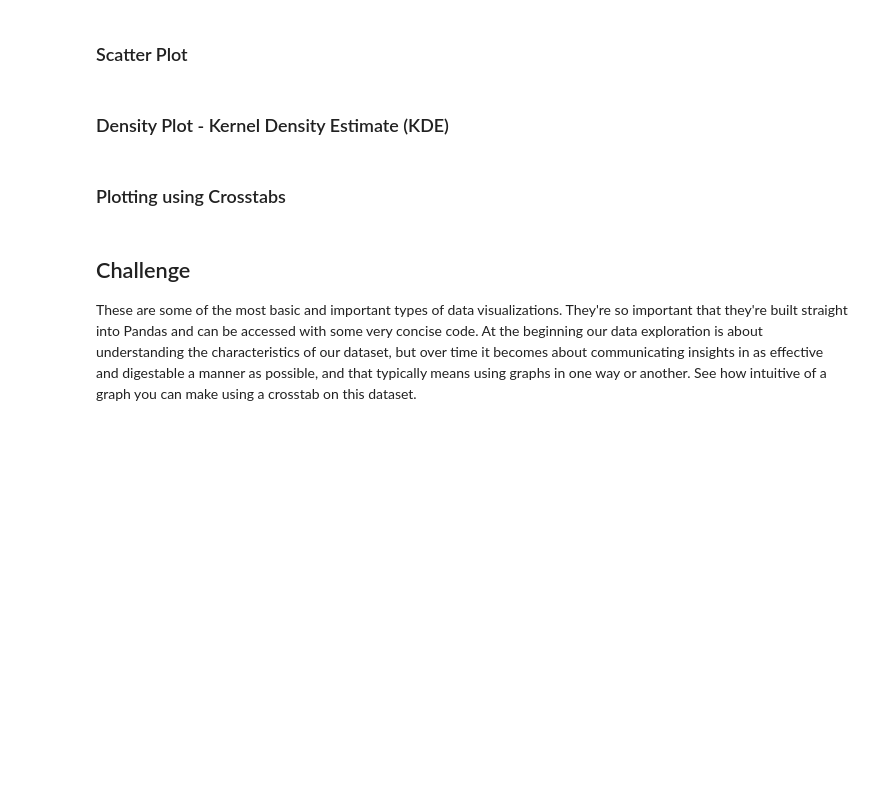
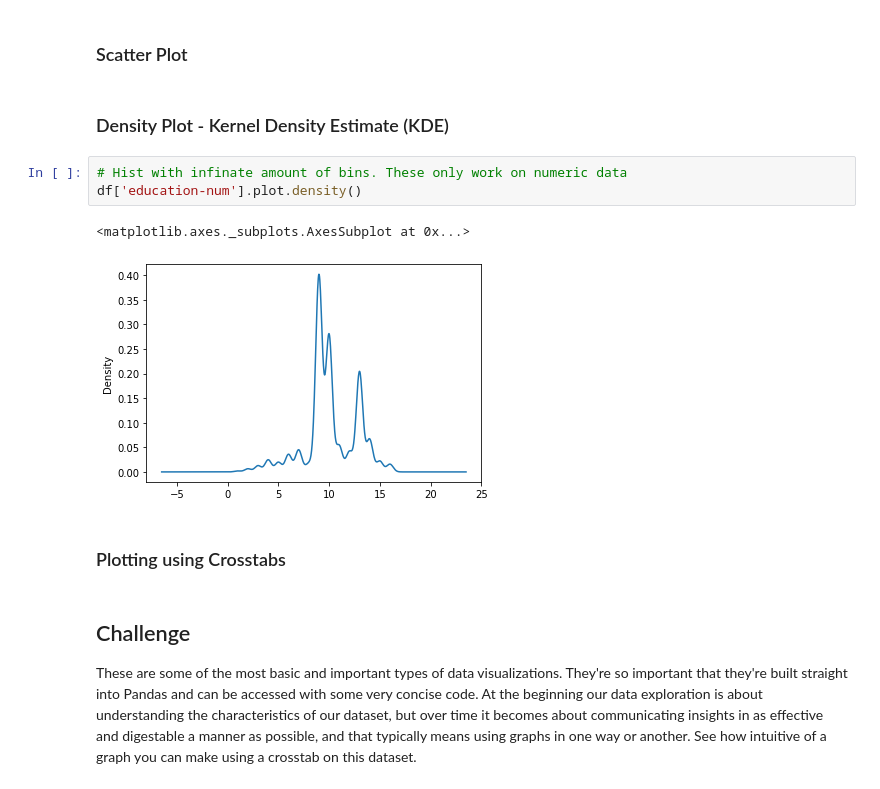
Before and after one commit to AceMouty/Algorithms, a Jupyter notebook: DS-Unit-1-Sprint-1-Data-Wrangling-and-Storytelling/LS_DS_111_Exploratory_Data_Analysis.ipynb, the cells around one changed output. Drawn from its saved outputs; the diff is of its cells as text; blank space fills up the shorter version.

```diff
--- a/DS-Unit-1-Sprint-1-Data-Wrangling-and-Storytelling/LS_DS_111_Exploratory_Data_Analysis.ipynb
+++ b/DS-Unit-1-Sprint-1-Data-Wrangling-and-Storytelling/LS_DS_111_Exploratory_Data_Analysis.ipynb
@@ -237,6 +503,12 @@ Why might it be important for us to be able to visualize how our data is distrib
 ### Scatter Plot
 # %% [markdown]
 ### Density Plot - Kernel Density Estimate (KDE)
+# %%
+# Hist with infinate amount of bins. These only work on numeric data
+df['education-num'].plot.density()
+# %% [output]
+<matplotlib.axes._subplots.AxesSubplot at 0x...>
+[figure, added]
 # %% [markdown]
 ### Plotting using Crosstabs
 # %% [markdown]
```
Also changed, not shown: parts of 25 cells of this notebook.
